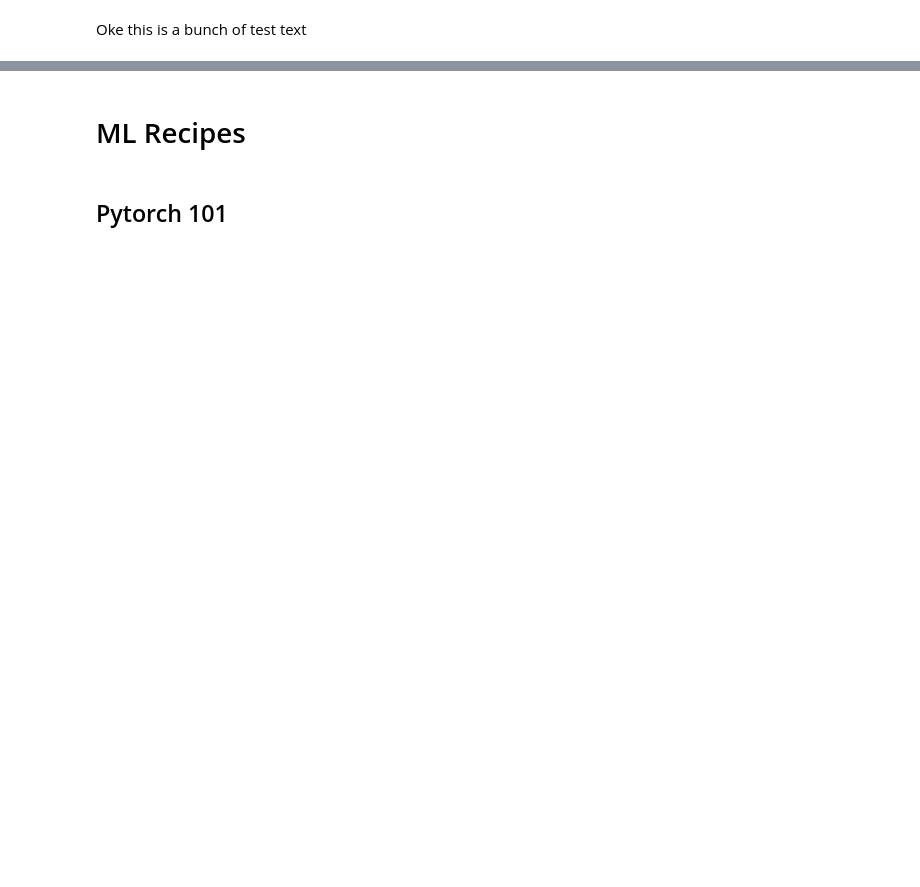
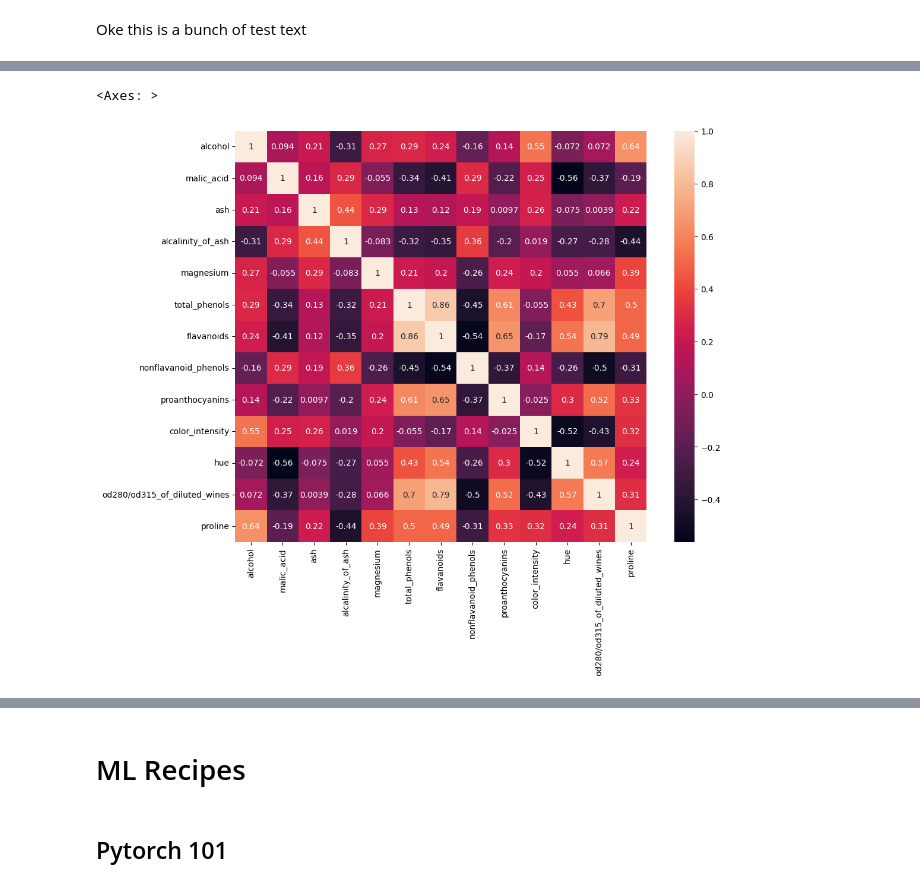
Before and after one commit to mennowitteveen/mjwt, a Jupyter notebook: nbs/ipynb_snippets.ipynb, the cells around one changed output, grey strips where cells are left out. Saved outputs shown, nothing was run; the diff lists cells and outputs as text; code cells hidden in the pictures; blank space fills up the shorter version.

```diff
--- a/nbs/ipynb_snippets.ipynb
+++ b/nbs/ipynb_snippets.ipynb
@@ -84,0 +127,6 @@ with contextlib.suppress(BaseException): # non-essential import for development.
+# %%
+# the plt.figure is unfortunately needed if one needs to spec. figsize
+plt.figure(figsize=(12, 9)); sns.heatmap(df.corr(), square=True, annot=True)
+# %% [output]
+<Axes: >
+[figure, added]
```
Also changed, not shown: parts of 24 cells of this notebook.
